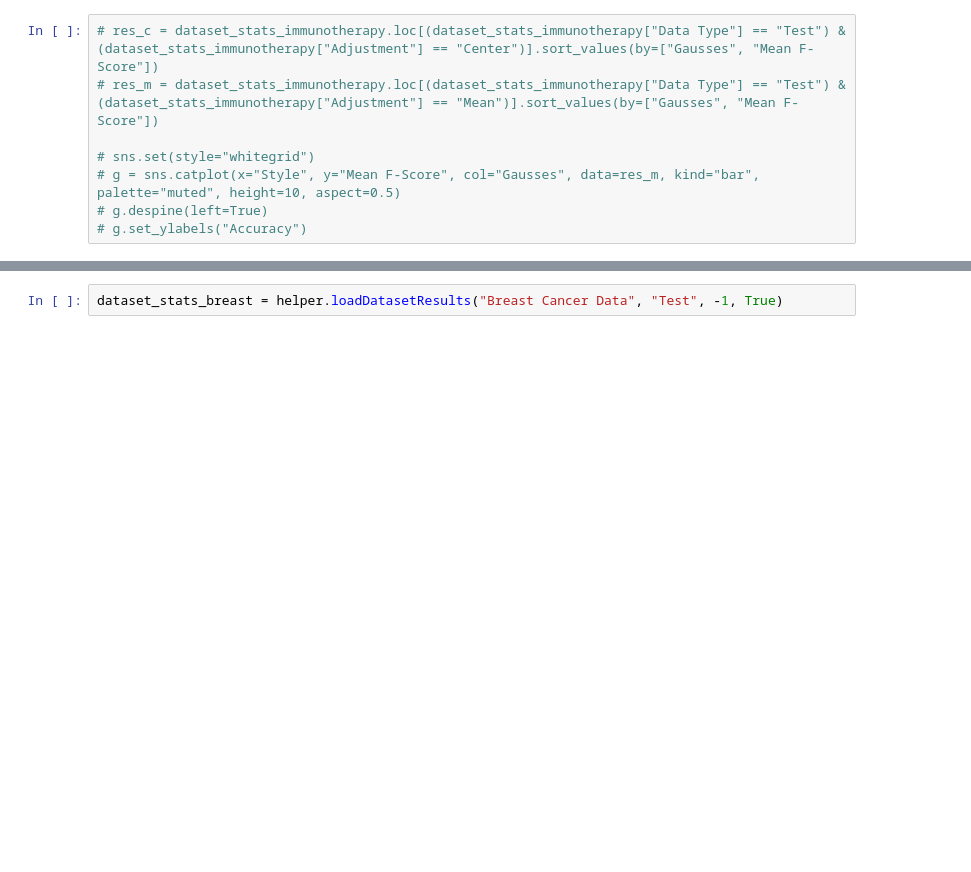
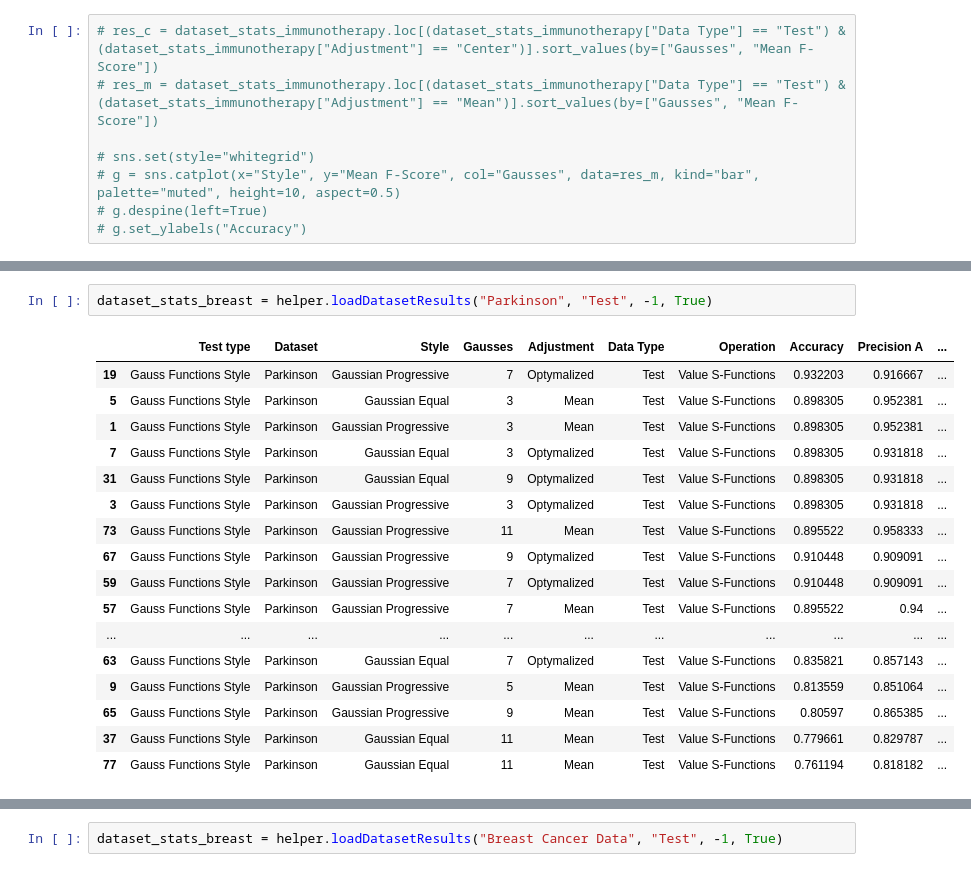
Before and after one commit to AdamDlubak/Ki67, a Jupyter notebook: Test - Datasets/Summary.ipynb, the cells around one changed output, grey strips where cells are left out. Drawn from its saved outputs; the diff is of its cells as text; blank space fills up the shorter version.

```diff
--- a/Test - Datasets/Summary.ipynb
+++ b/Test - Datasets/Summary.ipynb
@@ -114,0 +139,20 @@ display(dataset_stats_breast.loc[dataset_stats_breast["Data Type"] == "Train"].s
+# %%
+dataset_stats_breast = helper.loadDatasetResults("Parkinson", "Test", -1, True)
+# %% [output]
+|  | Test type | Dataset | Style | Gausses | Adjustment | Data Type | Operation | Accuracy | Precision A | ... |
+| 19 | Gauss Functions Style | Parkinson | Gaussian Progressive | 7 | Optymalized | Test | Value S-Functions | 0.932203 | 0.916667 | ... |
+| 5 | Gauss Functions Style | Parkinson | Gaussian Equal | 3 | Mean | Test | Value S-Functions | 0.898305 | 0.952381 | ... |
+| 1 | Gauss Functions Style | Parkinson | Gaussian Progressive | 3 | Mean | Test | Value S-Functions | 0.898305 | 0.952381 | ... |
+| 7 | Gauss Functions Style | Parkinson | Gaussian Equal | 3 | Optymalized | Test | Value S-Functions | 0.898305 | 0.931818 | ... |
+| 31 | Gauss Functions Style | Parkinson | Gaussian Equal | 9 | Optymalized | Test | Value S-Functions | 0.898305 | 0.931818 | ... |
+| 3 | Gauss Functions Style | Parkinson | Gaussian Progressive | 3 | Optymalized | Test | Value S-Functions | 0.898305 | 0.931818 | ... |
+| 73 | Gauss Functions Style | Parkinson | Gaussian Progressive | 11 | Mean | Test | Value S-Functions | 0.895522 | 0.958333 | ... |
+| 67 | Gauss Functions Style | Parkinson | Gaussian Progressive | 9 | Optymalized | Test | Value S-Functions | 0.910448 | 0.909091 | ... |
+| 59 | Gauss Functions Style | Parkinson | Gaussian Progressive | 7 | Optymalized | Test | Value S-Functions | 0.910448 | 0.909091 | ... |
+| 57 | Gauss Functions Style | Parkinson | Gaussian Progressive | 7 | Mean | Test | Value S-Functions | 0.895522 | 0.94 | ... |
+| ... | ... | ... | ... | ... | ... | ... | ... | ... | ... | ... |
+| 63 | Gauss Functions Style | Parkinson | Gaussian Equal | 7 | Optymalized | Test | Value S-Functions | 0.835821 | 0.857143 | ... |
+| 9 | Gauss Functions Style | Parkinson | Gaussian Progressive | 5 | Mean | Test | Value S-Functions | 0.813559 | 0.851064 | ... |
+| 65 | Gauss Functions Style | Parkinson | Gaussian Progressive | 9 | Mean | Test | Value S-Functions | 0.80597 | 0.865385 | ... |
+| 37 | Gauss Functions Style | Parkinson | Gaussian Equal | 11 | Mean | Test | Value S-Functions | 0.779661 | 0.829787 | ... |
+| 77 | Gauss Functions Style | Parkinson | Gaussian Equal | 11 | Mean | Test | Value S-Functions | 0.761194 | 0.818182 | ... |
```
Also changed, not shown: parts of 7 cells of this notebook, 2 other files.
